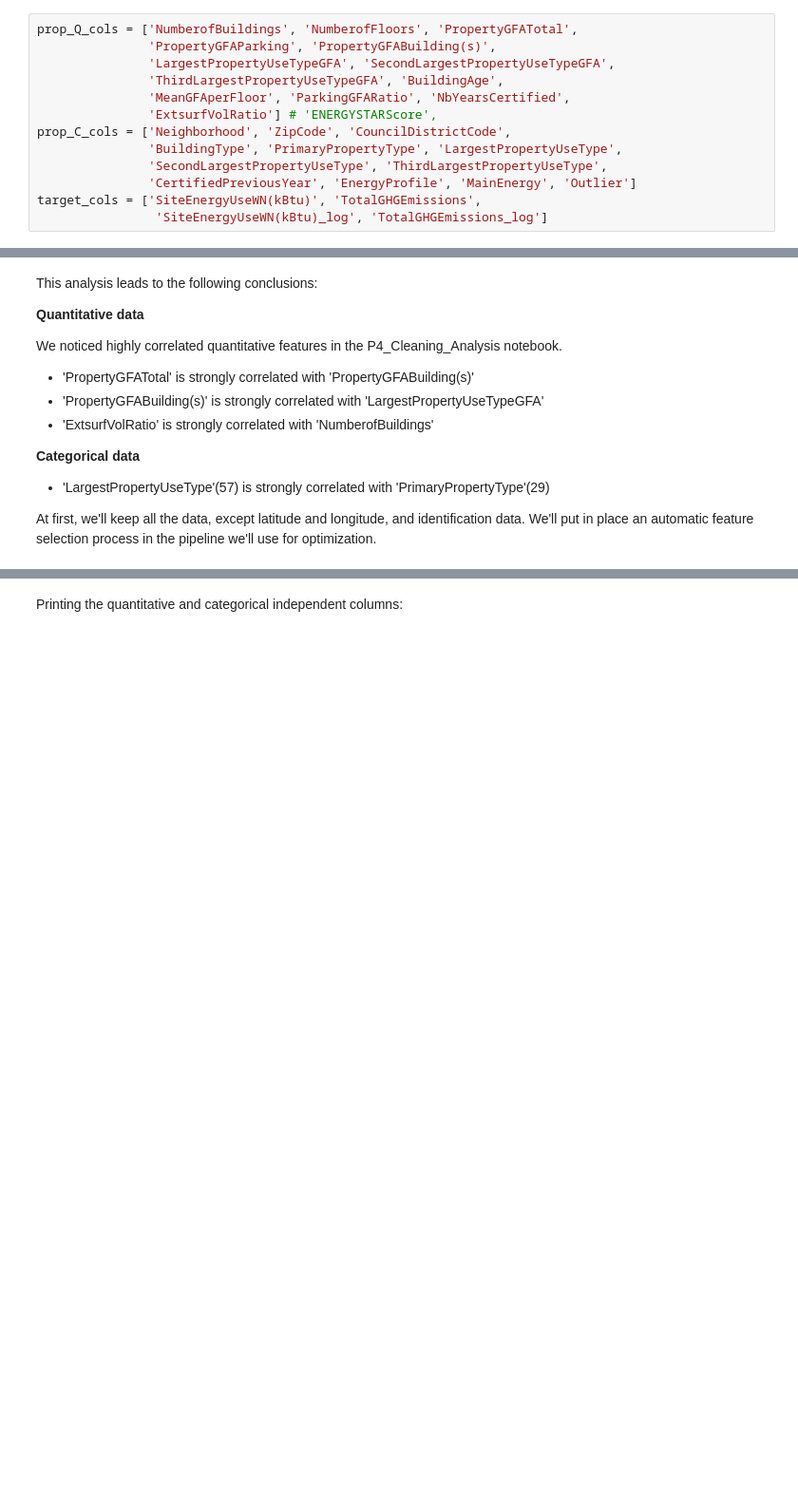
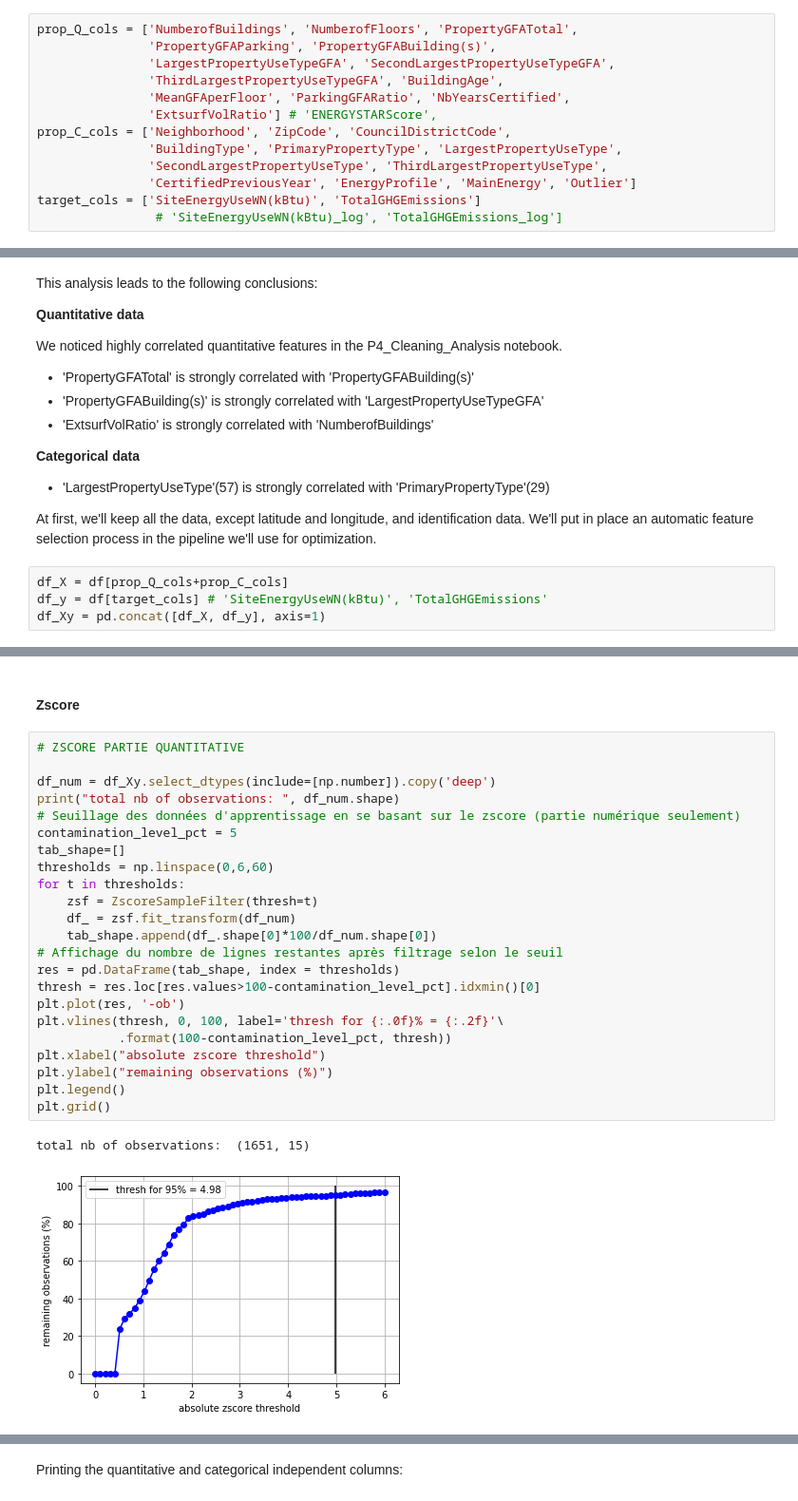
Before and after one commit to SmellyArmure/OC_DS_Project4, a Jupyter notebook: NOTEBOOKS/P4_Modelling.ipynb, the cells around one changed output, grey strips where cells are left out. Shown at 95% size. Saved outputs shown, nothing was run; the diff lists cells and outputs as text; blank space fills up the shorter version.

Commit message:
P4_Modelling : Inséré les algorithmes de détection d'outliers dans le notebook principal et le choix du filtrage d'outliers avant chaque fit de modèle.

```diff
--- a/NOTEBOOKS/P4_Modelling.ipynb
+++ b/NOTEBOOKS/P4_Modelling.ipynb
@@ -289,8 +289,8 @@ prop_C_cols = ['Neighborhood', 'ZipCode', 'CouncilDistrictCode',
                'BuildingType', 'PrimaryPropertyType', 'LargestPropertyUseType',
                'SecondLargestPropertyUseType', 'ThirdLargestPropertyUseType',
                'CertifiedPreviousYear', 'EnergyProfile', 'MainEnergy', 'Outlier']
-target_cols = ['SiteEnergyUseWN(kBtu)', 'TotalGHGEmissions',
-                'SiteEnergyUseWN(kBtu)_log', 'TotalGHGEmissions_log']
+target_cols = ['SiteEnergyUseWN(kBtu)', 'TotalGHGEmissions']
+                # 'SiteEnergyUseWN(kBtu)_log', 'TotalGHGEmissions_log']
 # %% [markdown]
 #### Feature selection based on colinearity (Pearson correlation)
 # %%
@@ -328,3 +328,7 @@ __Categorical data__
 
 At first, we'll keep all the data, except latitude and longitude, and identification data.
 We'll put in place an automatic feature selection process in the pipeline we'll use for optimization.
+# %%
+df_X = df[prop_Q_cols+prop_C_cols]
+df_y = df[target_cols] # 'SiteEnergyUseWN(kBtu)', 'TotalGHGEmissions'
+df_Xy = pd.concat([df_X, df_y], axis=1)
@@ -330,0 +348,28 @@ We'll put in place an automatic feature selection process in the pipeline we'll
+# %% [markdown]
+#### Zscore
+# %%
+# ZSCORE PARTIE QUANTITATIVE
+
+df_num = df_Xy.select_dtypes(include=[np.number]).copy('deep')
+print("total nb of observations: ", df_num.shape)
+# Seuillage des données d'apprentissage en se basant sur le zscore (partie numérique seulement)
+contamination_level_pct = 5
+tab_shape=[]
+thresholds = np.linspace(0,6,60)
+for t in thresholds:
+    zsf = ZscoreSampleFilter(thresh=t)
+    df_ = zsf.fit_transform(df_num)
+    tab_shape.append(df_.shape[0]*100/df_num.shape[0])
+# Affichage du nombre de lignes restantes après filtrage selon le seuil
+res = pd.DataFrame(tab_shape, index = thresholds)
+thresh = res.loc[res.values>100-contamination_level_pct].idxmin()[0]
+plt.plot(res, '-ob')
+plt.vlines(thresh, 0, 100, label='thresh for {:.0f}% = {:.2f}'\
+           .format(100-contamination_level_pct, thresh))
+plt.xlabel("absolute zscore threshold")
+plt.ylabel("remaining observations (%)")
+plt.legend()
+plt.grid()
+# %% [output]
+total nb of observations:  (1651, 15)
+[figure, added]
```
Also changed, not shown: parts of 40 cells of this notebook, 2 other files.
